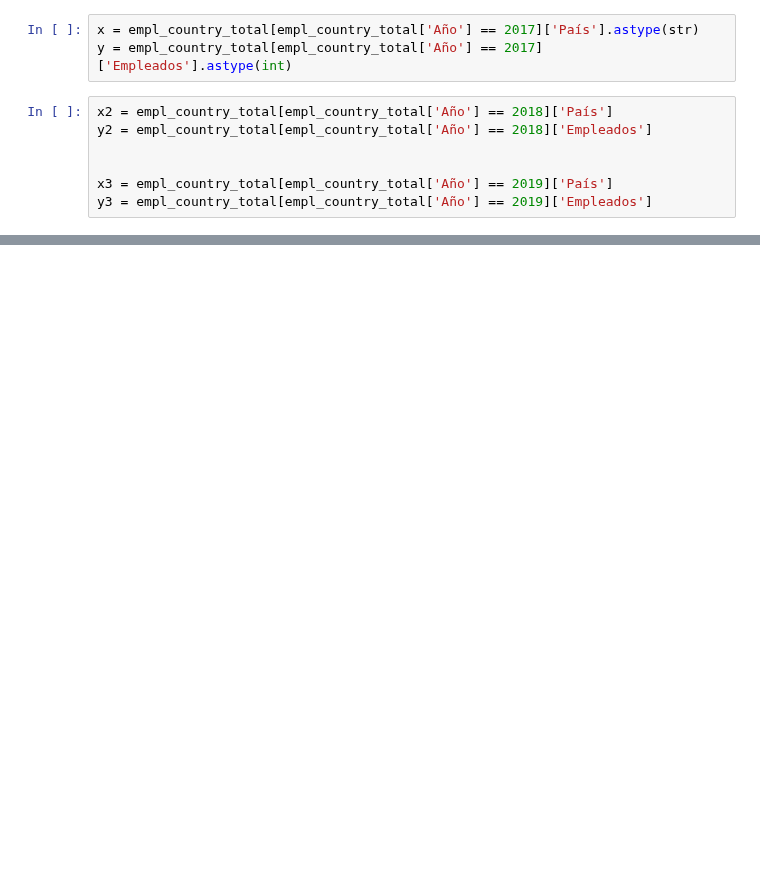
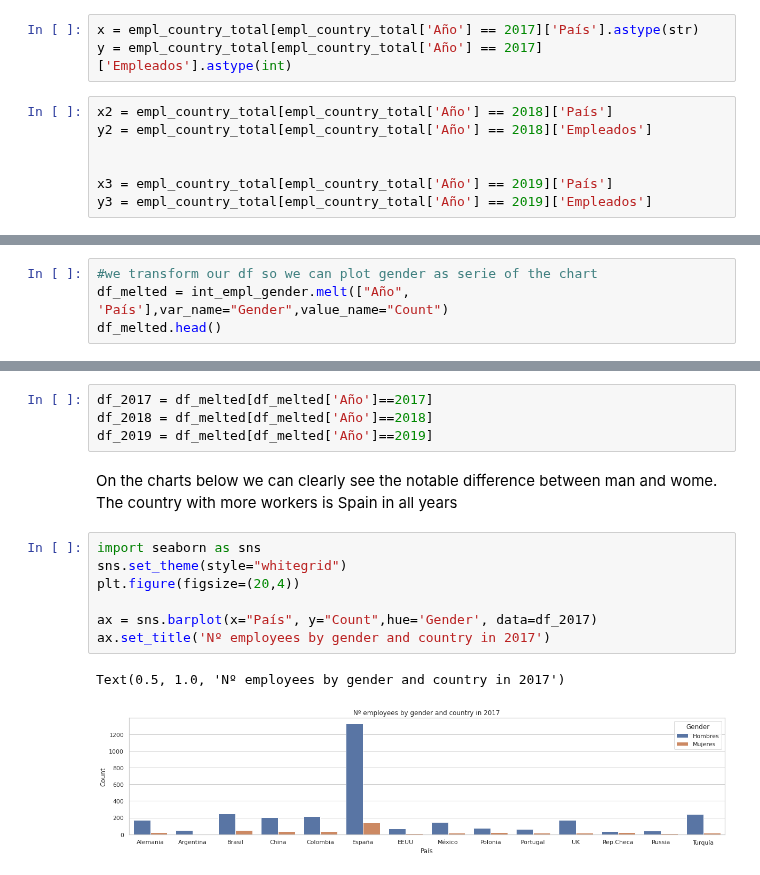
Before and after one commit to sarasabino/Accident_Rate_Project, a Jupyter notebook: Src/Notebooks/02_Exploratory_Staff_data.ipynb, the cells around one changed output, grey strips where cells are left out. Saved outputs shown, nothing was run; the diff lists cells and outputs as text; blank space fills up the shorter version.

```diff
--- a/Src/Notebooks/02_Exploratory_Staff_data.ipynb
+++ b/Src/Notebooks/02_Exploratory_Staff_data.ipynb
@@ -154,0 +229,4 @@ Text(0.5, 1.0, 'Nº employees 2019')
+# %%
+#we transform our df so we can plot gender as serie of the chart
+df_melted = int_empl_gender.melt(["Año", 'País'],var_name="Gender",value_name="Count")
+df_melted.head()
@@ -154,0 +240,16 @@ Text(0.5, 1.0, 'Nº employees 2019')
+# %%
+df_2017 = df_melted[df_melted['Año']==2017]
+df_2018 = df_melted[df_melted['Año']==2018]
+df_2019 = df_melted[df_melted['Año']==2019]
+# %% [markdown]
+On the charts below we can clearly see the notable difference between man and wome. The country with more workers is Spain in all years
+# %%
+import seaborn as sns
+sns.set_theme(style="whitegrid")
+plt.figure(figsize=(20,4))
+
+ax = sns.barplot(x="País", y="Count",hue='Gender', data=df_2017)
+ax.set_title('Nº employees by gender and country in 2017')
+# %% [output]
+Text(0.5, 1.0, 'Nº employees by gender and country in 2017')
+[figure, added]
```
Also changed, not shown: parts of 33 cells of this notebook.
